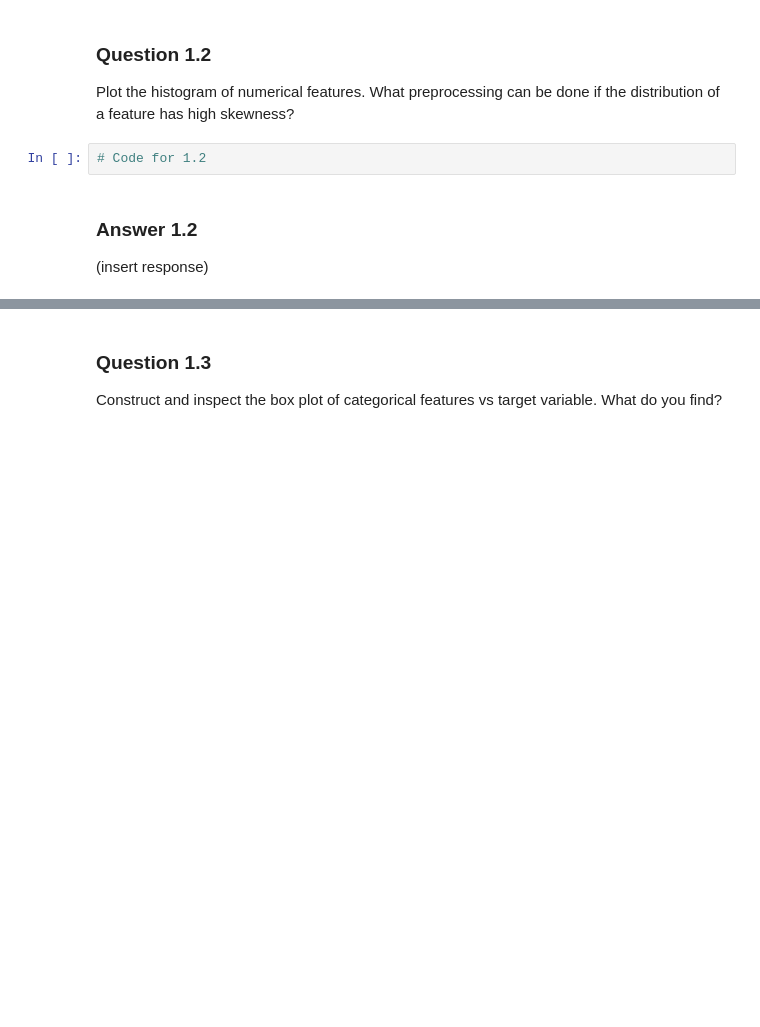
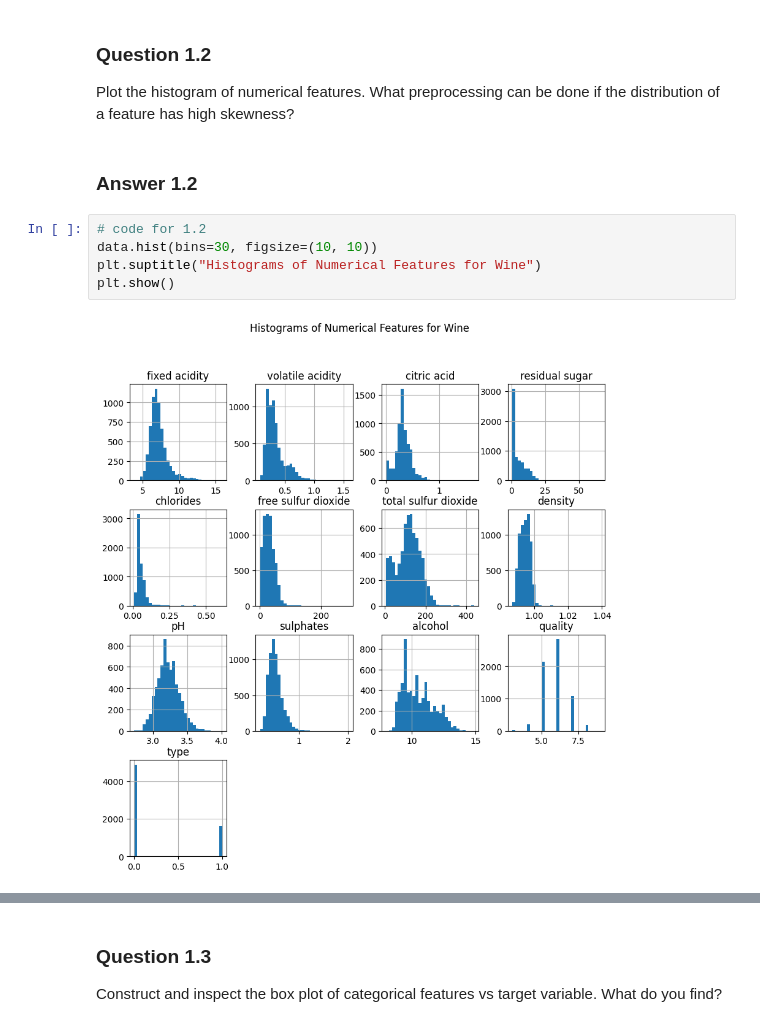
Before and after one commit to kbaseba/219, a Jupyter notebook: Project_4/project_4_code_part_1.ipynb, the cells around one changed output, grey strips where cells are left out. Drawn from its saved outputs; the diff is of its cells as text; blank space fills up the shorter version.

```diff
--- a/Project_4/project_4_code_part_1.ipynb
+++ b/Project_4/project_4_code_part_1.ipynb
@@ -65,8 +138,12 @@ gest.
 ### Question 1.2
 Plot the histogram of numerical features. What preprocessing can be done if the
 distribution of a feature has high skewness?
-# %%
-# Code for 1.2
 # %% [markdown]
 ### Answer 1.2
-(insert response)
+# %%
+# code for 1.2
+data.hist(bins=30, figsize=(10, 10))
+plt.suptitle("Histograms of Numerical Features for Wine")
+plt.show()
+# %% [output]
+[figure, added]
```
Also changed, not shown: parts of 85 cells of this notebook, 5 other files.
